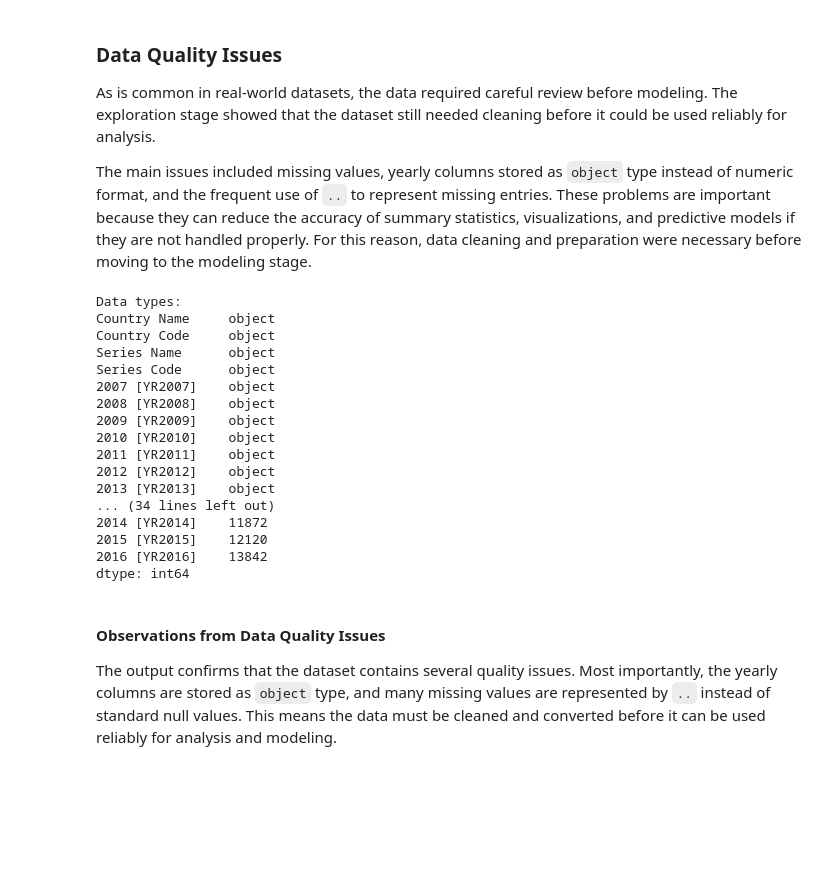
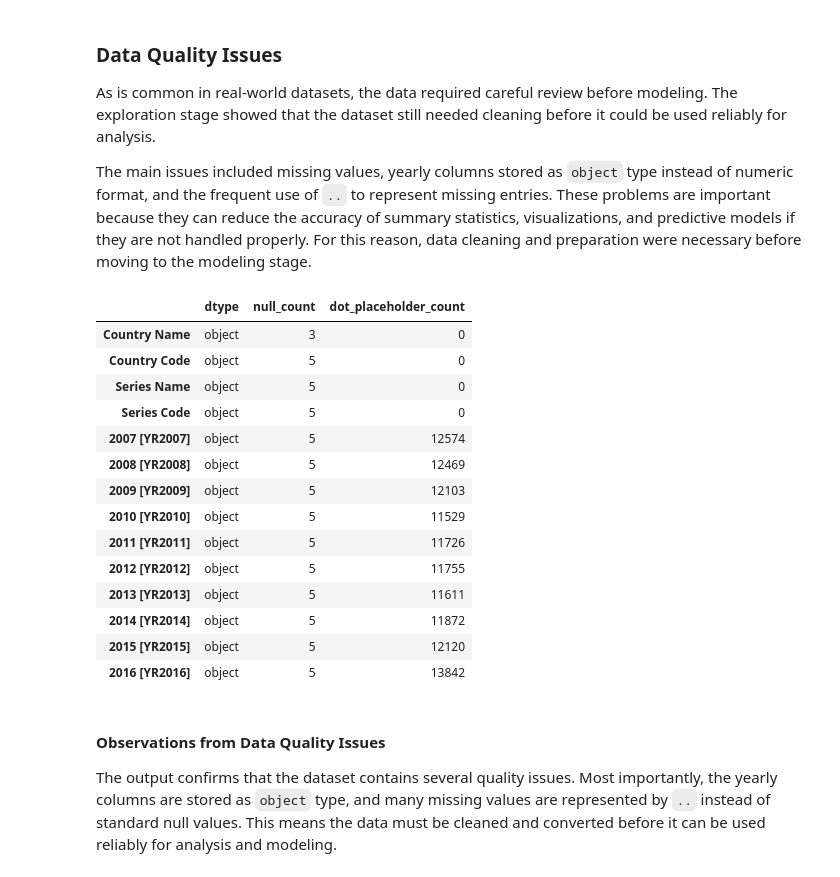
Before and after one commit to PrzemekJedruch/electricity-access-prediction, a Jupyter notebook: Project.ipynb, the cells around one changed output. Saved outputs shown, nothing was run; the diff lists cells and outputs as text; code cells hidden in the pictures; blank space fills up the shorter version.

Commit message:
update Udacity Data Science project
Add req.txt, CRISP-DM, Readme

```diff
--- a/Project.ipynb
+++ b/Project.ipynb
@@ -74,9 +103,8 @@ The dataset was provided as a compressed ZIP file. After extracting the files, t
 
 # Load the CSV file into a pandas DataFrame
 # The file is read using latin1 encoding because utf-8 caused a decoding error
-df = pd.read_csv(
-    "P_Data_Extract_From_Jobs/47a3cb5b-d32e-4348-9828-567d941dd3ea_Data.csv",
-    encoding="latin1"
+df = load_dataset(
+    "P_Data_Extract_From_Jobs/47a3cb5b-d32e-4348-9828-567d941dd3ea_Data.csv"
 )
 
 # Display the first rows of the dataset
@@ -207,35 +235,45 @@ As is common in real-world datasets, the data required careful review before mod
 
 The main issues included missing values, yearly columns stored as `object` type instead of numeric format, and the frequent use of `..` to represent missing entries. These problems are important because they can reduce the accuracy of summary statistics, visualizations, and predictive models if they are not handled properly. For this reason, data cleaning and preparation were necessary before moving to the modeling stage.
 # %%
-# Display data types
-print("Data types:")
-print(df.dtypes)
+def inspect_data_quality(df: pd.DataFrame) -> pd.DataFrame:
+    """
+    Summarize column data types and missing-value patterns in a DataFrame.
 
-# Missing values in standard null format
-print("\nMissing values:")
-print(df.isnull().sum())
+    Parameters:
+        df (pd.DataFrame): The DataFrame to inspect.
 
-# Missing values stored as '..'
-print("\nOccurrences of '..' placeholder:")
-print((df == '..').sum())
+    Returns:
+        pd.DataFrame: A summary table containing data types,
+        standard missing values, and occurrences of the '..' placeholder.
+    """
+    summary = pd.DataFrame({
+        "dtype": df.dtypes,
+        "null_count": df.isnull().sum(),
+        "dot_placeholder_count": (df == "..").sum()
+    })
+
+    return summary
+
+
+quality_summary = inspect_data_quality(df)
+
+quality_summary
 # %% [output]
-Data types:
-Country Name     object
-Country Code     object
-Series Name      object
-Series Code      object
-2007 [YR2007]    object
-2008 [YR2008]    object
-2009 [YR2009]    object
-2010 [YR2010]    object
-2011 [YR2011]    object
-2012 [YR2012]    object
-2013 [YR2013]    object
-... (34 lines left out)
-2014 [YR2014]    11872
-2015 [YR2015]    12120
-2016 [YR2016]    13842
-dtype: int64
+|  | dtype | null_count | dot_placeholder_count |
+| Country Name | object | 3 | 0 |
+| Country Code | object | 5 | 0 |
+| Series Name | object | 5 | 0 |
+| Series Code | object | 5 | 0 |
+| 2007 [YR2007] | object | 5 | 12574 |
+| 2008 [YR2008] | object | 5 | 12469 |
+| 2009 [YR2009] | object | 5 | 12103 |
+| 2010 [YR2010] | object | 5 | 11529 |
+| 2011 [YR2011] | object | 5 | 11726 |
+| 2012 [YR2012] | object | 5 | 11755 |
+| 2013 [YR2013] | object | 5 | 11611 |
+| 2014 [YR2014] | object | 5 | 11872 |
+| 2015 [YR2015] | object | 5 | 12120 |
+| 2016 [YR2016] | object | 5 | 13842 |
 # %% [markdown]
 #### Observations from Data Quality Issues
 
```
Also changed, not shown: parts of 8 cells of this notebook, 2 other files.
